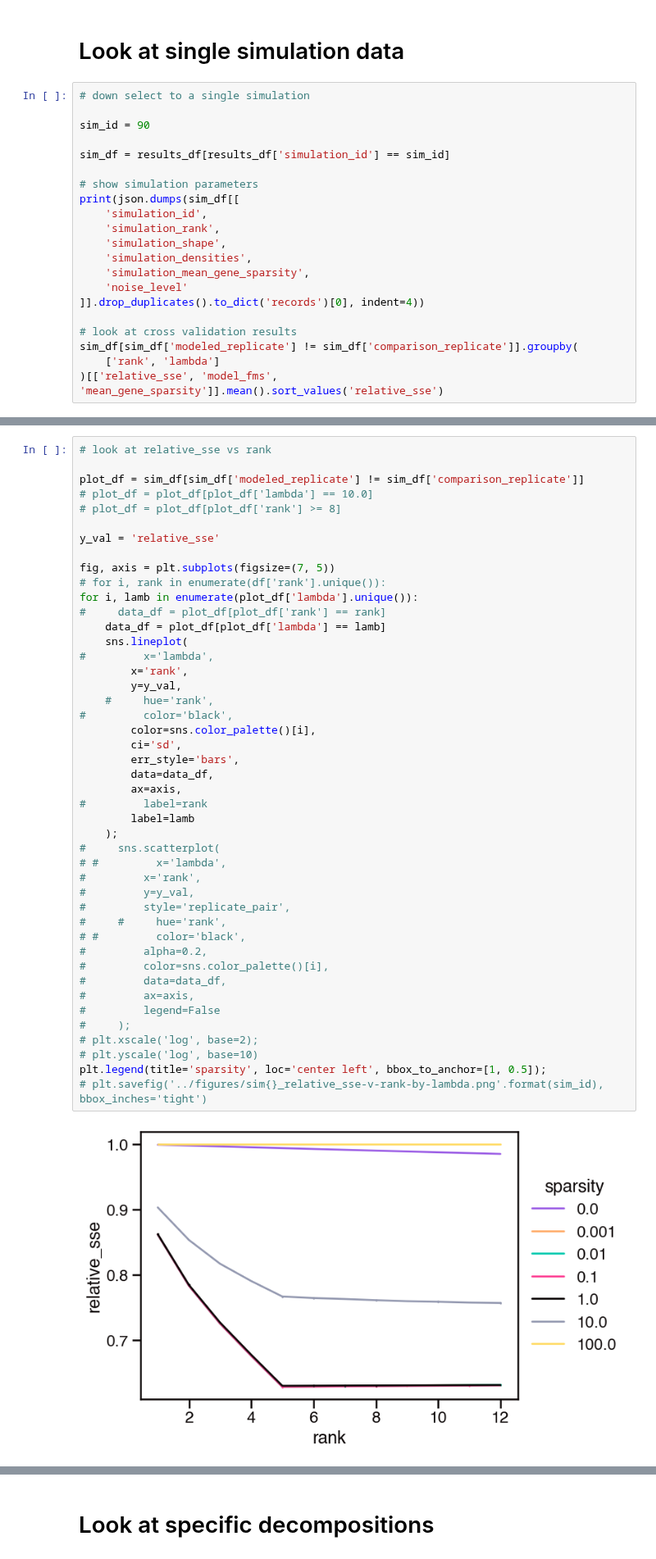
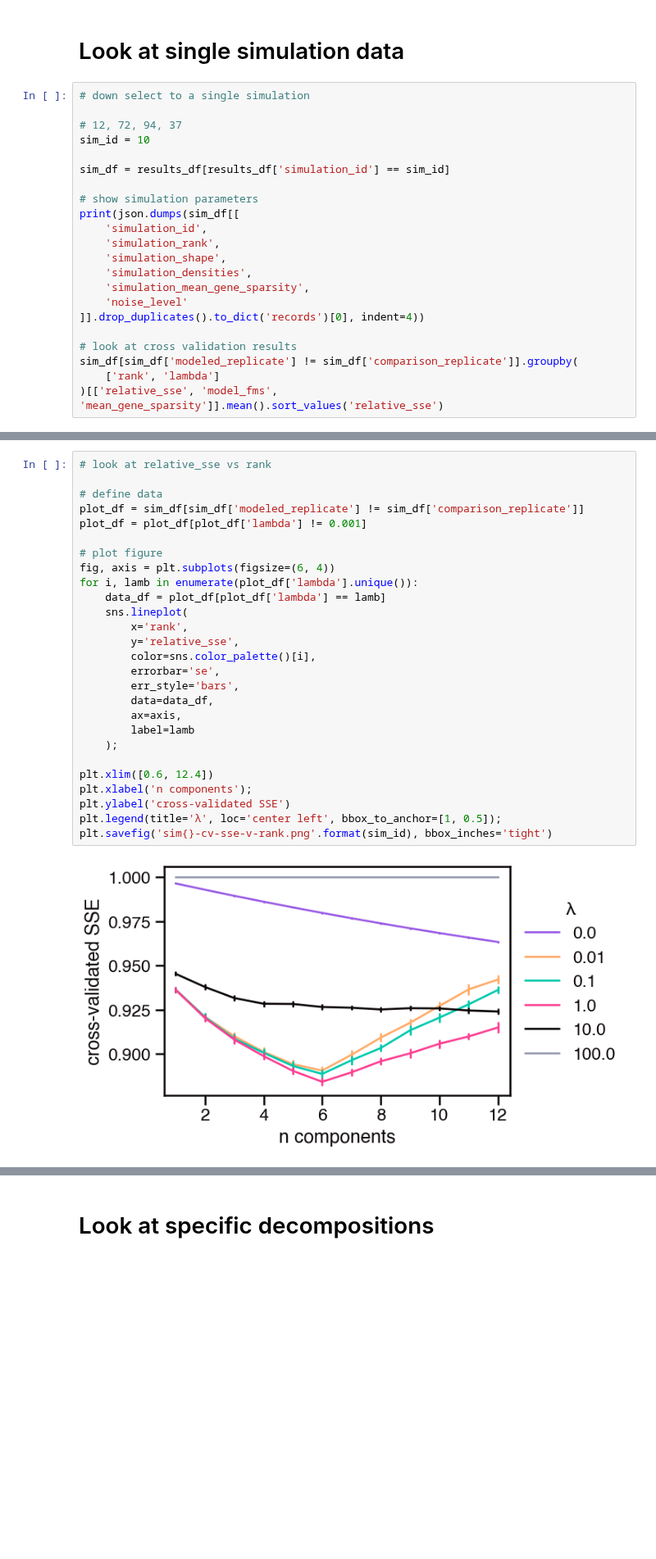
Before and after one commit to blasks/barnacle-manuscript, a Jupyter notebook: figures/1-simulation/simulation-case-studies.ipynb, the cells around one changed output, grey strips where cells are left out. Shown at 82% size. Cells and saved outputs as stored; diff of their text form; blank space fills up the shorter version.

Commit message:
updating figures 1-3

```diff
--- a/figures/1-simulation/simulation-case-studies.ipynb
+++ b/figures/1-simulation/simulation-case-studies.ipynb
@@ -123,7 +123,8 @@ results_df[[
 # %%
 # down select to a single simulation
 
-sim_id = 90
+# 12, 72, 94, 37
+sim_id = 10
 
 sim_df = results_df[results_df['simulation_id'] == sim_id]
 
@@ -167,47 +168,29 @@ sim_df[sim_df['modeled_replicate'] != sim_df['comparison_replicate']].groupby(
 # %%
 # look at relative_sse vs rank
 
+# define data
 plot_df = sim_df[sim_df['modeled_replicate'] != sim_df['comparison_replicate']]
-# plot_df = plot_df[plot_df['lambda'] == 10.0]
-# plot_df = plot_df[plot_df['rank'] >= 8]
+plot_df = plot_df[plot_df['lambda'] != 0.001]
 
-y_val = 'relative_sse'
-
-fig, axis = plt.subplots(figsize=(7, 5))
-# for i, rank in enumerate(df['rank'].unique()):
+# plot figure
+fig, axis = plt.subplots(figsize=(6, 4))
 for i, lamb in enumerate(plot_df['lambda'].unique()):
-#     data_df = plot_df[plot_df['rank'] == rank]
     data_df = plot_df[plot_df['lambda'] == lamb]
     sns.lineplot(
-#         x='lambda',
         x='rank',
-        y=y_val,
-    #     hue='rank',
-#         color='black',
+        y='relative_sse',
         color=sns.color_palette()[i],
-        ci='sd',
+        errorbar='se',
         err_style='bars',
         data=data_df,
         ax=axis,
-#         label=rank
         label=lamb
     );
-#     sns.scatterplot(
-# #         x='lambda',
-#         x='rank',
-#         y=y_val,
-#         style='replicate_pair',
-#     #     hue='rank',
-# #         color='black',
-#         alpha=0.2,
-#         color=sns.color_palette()[i],
-#         data=data_df,
-#         ax=axis,
-#         legend=False
-#     );
-# plt.xscale('log', base=2);
-# plt.yscale('log', base=10)
-plt.legend(title='sparsity', loc='center left', bbox_to_anchor=[1, 0.5]);
-# plt.savefig('../figures/sim{}_relative_sse-v-rank-by-lambda.png'.format(sim_id), bbox_inches='tight')
+
+plt.xlim([0.6, 12.4])
+plt.xlabel('n components');
+plt.ylabel('cross-validated SSE')
+plt.legend(title='λ', loc='center left', bbox_to_anchor=[1, 0.5]);
+plt.savefig('sim{}-cv-sse-v-rank.png'.format(sim_id), bbox_inches='tight')
 # %% [output]
-[figure, old version]
+[figure, new version]
```
Also changed, not shown: parts of 21 cells of this notebook, 3 other files.
